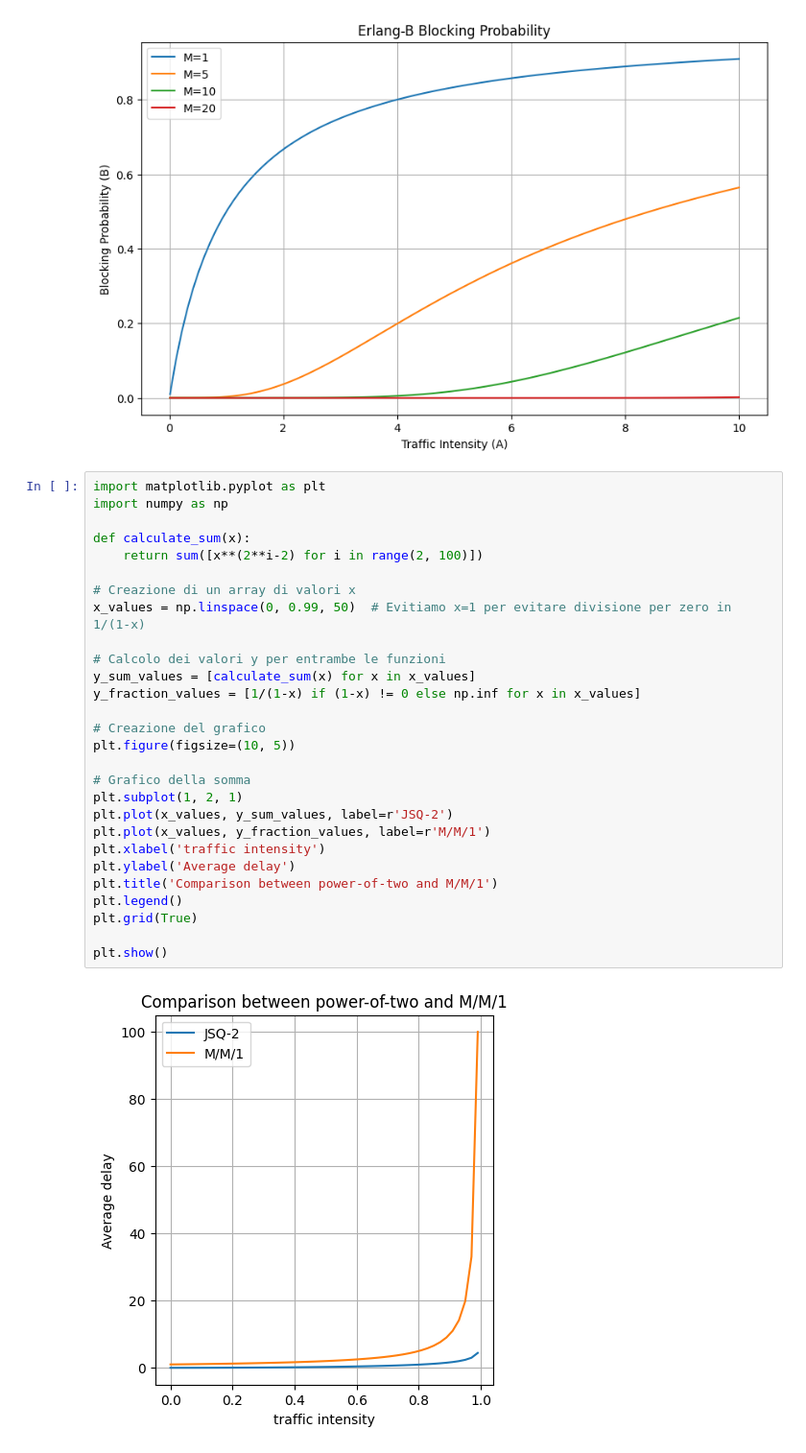
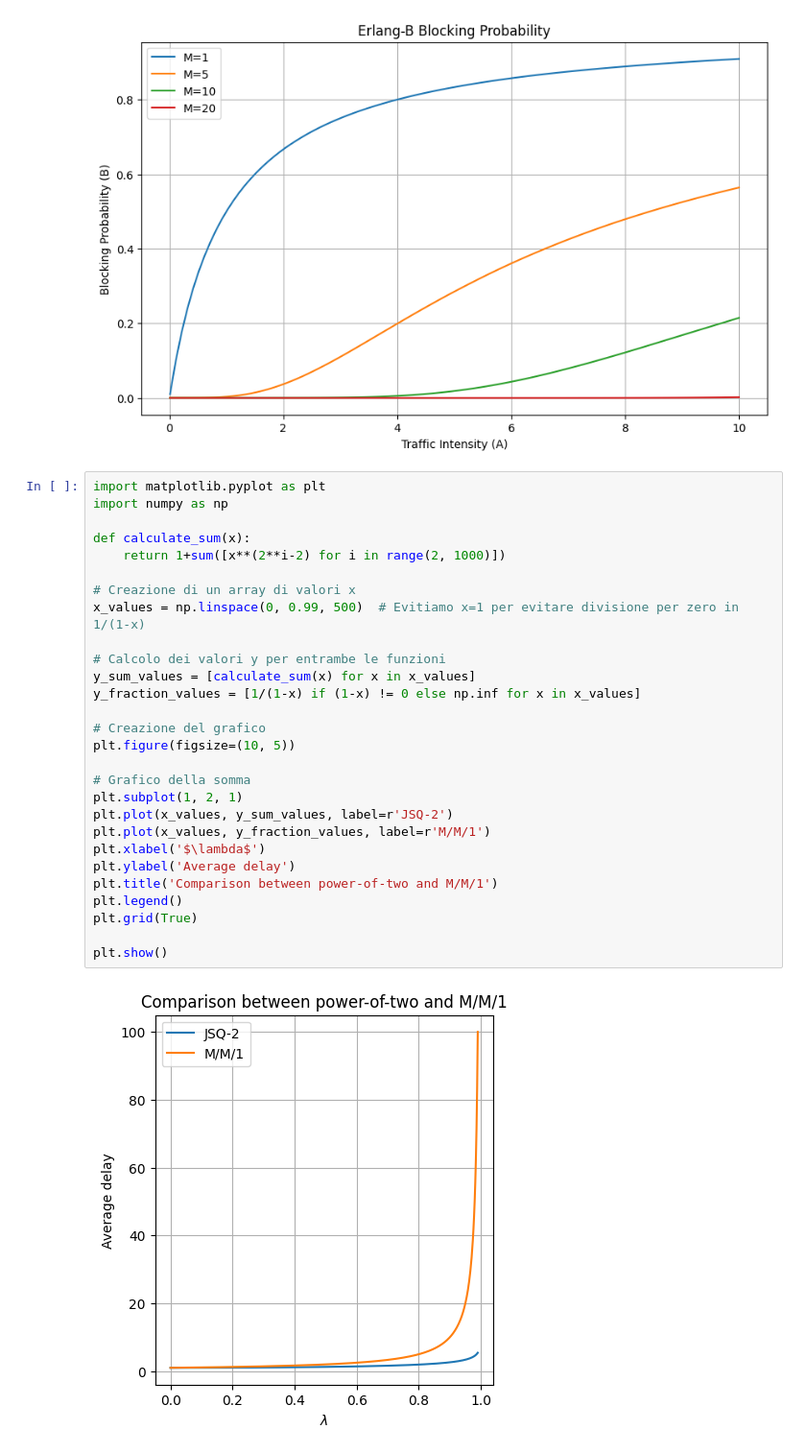
Before and after one commit to MobileApplicationBeraldi/QueuePlayground, a Jupyter notebook: QueuePlayground.ipynb, the cells around one changed output. Shown: that part at 96% size. Drawn from its saved outputs; the diff is of its cells as text.

```diff
--- a/QueuePlayground.ipynb
+++ b/QueuePlayground.ipynb
@@ -109,30 +109,30 @@ plt.show()
 # %%
 import matplotlib.pyplot as plt
 import numpy as np
 
 def calculate_sum(x):
-    return sum([x**(2**i-2) for i in range(2, 100)])
+    return 1+sum([x**(2**i-2) for i in range(2, 1000)])
 
 # Creazione di un array di valori x
-x_values = np.linspace(0, 0.99, 50)  # Evitiamo x=1 per evitare divisione per zero in 1/(1-x)
+x_values = np.linspace(0, 0.99, 500)  # Evitiamo x=1 per evitare divisione per zero in 1/(1-x)
 
 # Calcolo dei valori y per entrambe le funzioni
 y_sum_values = [calculate_sum(x) for x in x_values]
 y_fraction_values = [1/(1-x) if (1-x) != 0 else np.inf for x in x_values]
 
 # Creazione del grafico
 plt.figure(figsize=(10, 5))
 
 # Grafico della somma
 plt.subplot(1, 2, 1)
 plt.plot(x_values, y_sum_values, label=r'JSQ-2')
 plt.plot(x_values, y_fraction_values, label=r'M/M/1')
-plt.xlabel('traffic intensity')
+plt.xlabel('$\lambda$')
 plt.ylabel('Average delay')
 plt.title('Comparison between power-of-two and M/M/1')
 plt.legend()
 plt.grid(True)
 
 plt.show()
 # %% [output]
-[figure, old version]
+[figure, new version]
```
